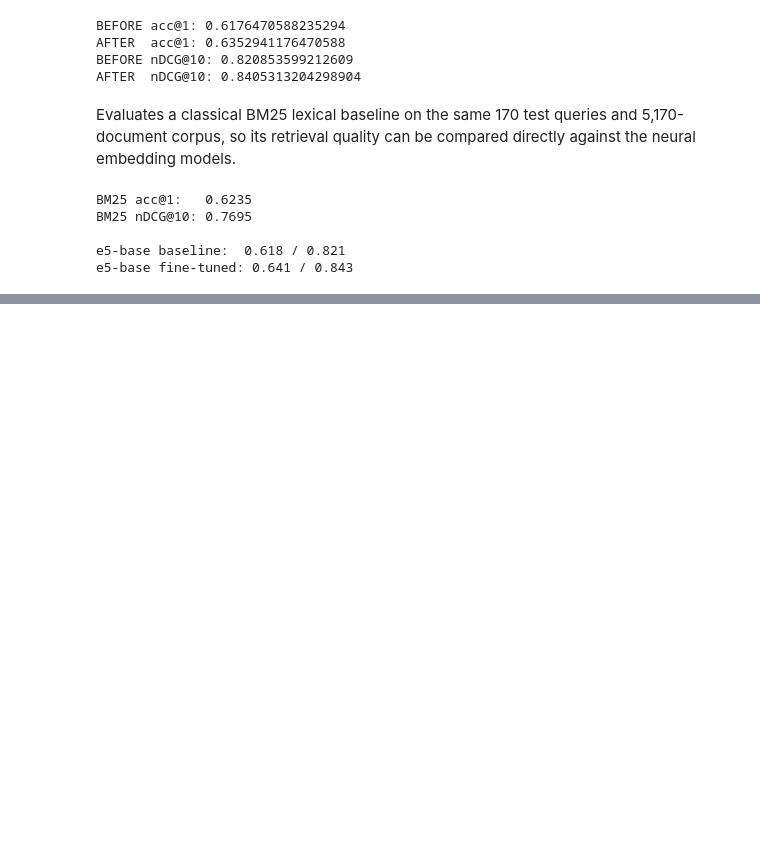
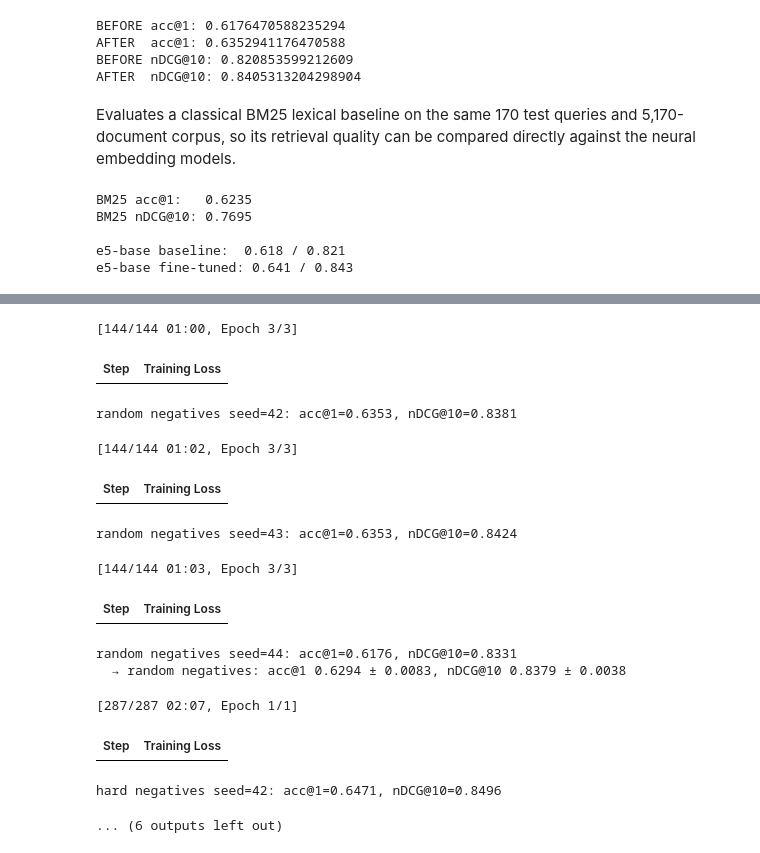
Before and after one commit to askarbekkk/kyrgyz-embeddings, a Jupyter notebook: kyrgyz-embeddings.ipynb, the cells around one changed output, grey strips where cells are left out. Saved outputs shown, nothing was run; the diff lists cells and outputs as text; code cells hidden in the pictures; blank space fills up the shorter version.

```diff
--- a/kyrgyz-embeddings.ipynb
+++ b/kyrgyz-embeddings.ipynb
@@ -520,0 +649,77 @@ e5-base fine-tuned: 0.641 / 0.843
+# %%
+import torch, gc, numpy as np
+from datasets import Dataset
+from sentence_transformers import (
+    SentenceTransformer, losses,
+    SentenceTransformerTrainer, SentenceTransformerTrainingArguments,
+)
+
+pair_ds    = Dataset.from_dict({
+    "anchor":   [p["query"]    for p in train_pairs],
+    "positive": [p["positive"] for p in train_pairs],
+})
+triplet_ds = Dataset.from_dict(triplets)
+
+CONFIGS = {
+    "random negatives": (pair_ds,    32, 3),   # dataset, batch, epochs
+    "hard negatives":   (triplet_ds, 16, 1),
+}
+SEEDS = [42, 43, 44]
+
+def free():
+    gc.collect()
+    torch.cuda.empty_cache()
+
+results = {}
+for name, (ds, bs, ep) in CONFIGS.items():
+    accs, ndcgs = [], []
+    for seed in SEEDS:
+        free()
+        m = SentenceTransformer("intfloat/multilingual-e5-base")
+        args = SentenceTransformerTrainingArguments(
+            output_dir=f"/content/tmp-{seed}",
+            num_train_epochs=ep,
+            per_device_train_batch_size=bs,
+            learning_rate=2e-5,
+            fp16=True,
+            seed=seed,
+            report_to="none",
+            logging_strategy="no",
+            save_strategy="no",
+        )
+        SentenceTransformerTrainer(
+            model=m, args=args, train_dataset=ds,
+            loss=losses.MultipleNegativesRankingLoss(m),
+        ).train()
+
+        r = evaluator(m)
+        accs.append(r['ky-v2_cosine_accuracy@1'])
+        ndcgs.append(r['ky-v2_cosine_ndcg@10'])
+        print(f"{name} seed={seed}: acc@1={accs[-1]:.4f}, nDCG@10={ndcgs[-1]:.4f}")
+
+        del m
+        free()
+
+    results[name] = (accs, ndcgs)
+    print(f"  → {name}: acc@1 {np.mean(accs):.4f} ± {np.std(accs):.4f}, "
+          f"nDCG@10 {np.mean(ndcgs):.4f} ± {np.std(ndcgs):.4f}\n")
+
+print("baseline (no training): 0.618 / 0.821")
+for name, (a, n) in results.items():
+    print(f"{name:20s} acc@1 {np.mean(a):.4f} ± {np.std(a):.4f}   "
+          f"nDCG@10 {np.mean(n):.4f} ± {np.std(n):.4f}")
+# %% [output]
+[144/144 01:00, Epoch 3/3]
+| Step | Training Loss |
+random negatives seed=42: acc@1=0.6353, nDCG@10=0.8381
+[144/144 01:02, Epoch 3/3]
+| Step | Training Loss |
+random negatives seed=43: acc@1=0.6353, nDCG@10=0.8424
+[144/144 01:03, Epoch 3/3]
+| Step | Training Loss |
+random negatives seed=44: acc@1=0.6176, nDCG@10=0.8331
+  → random negatives: acc@1 0.6294 ± 0.0083, nDCG@10 0.8379 ± 0.0038
+[287/287 02:07, Epoch 1/1]
+| Step | Training Loss |
+hard negatives seed=42: acc@1=0.6471, nDCG@10=0.8496
+... (6 outputs left out)
```
Also changed, not shown: parts of 11 cells of this notebook.
